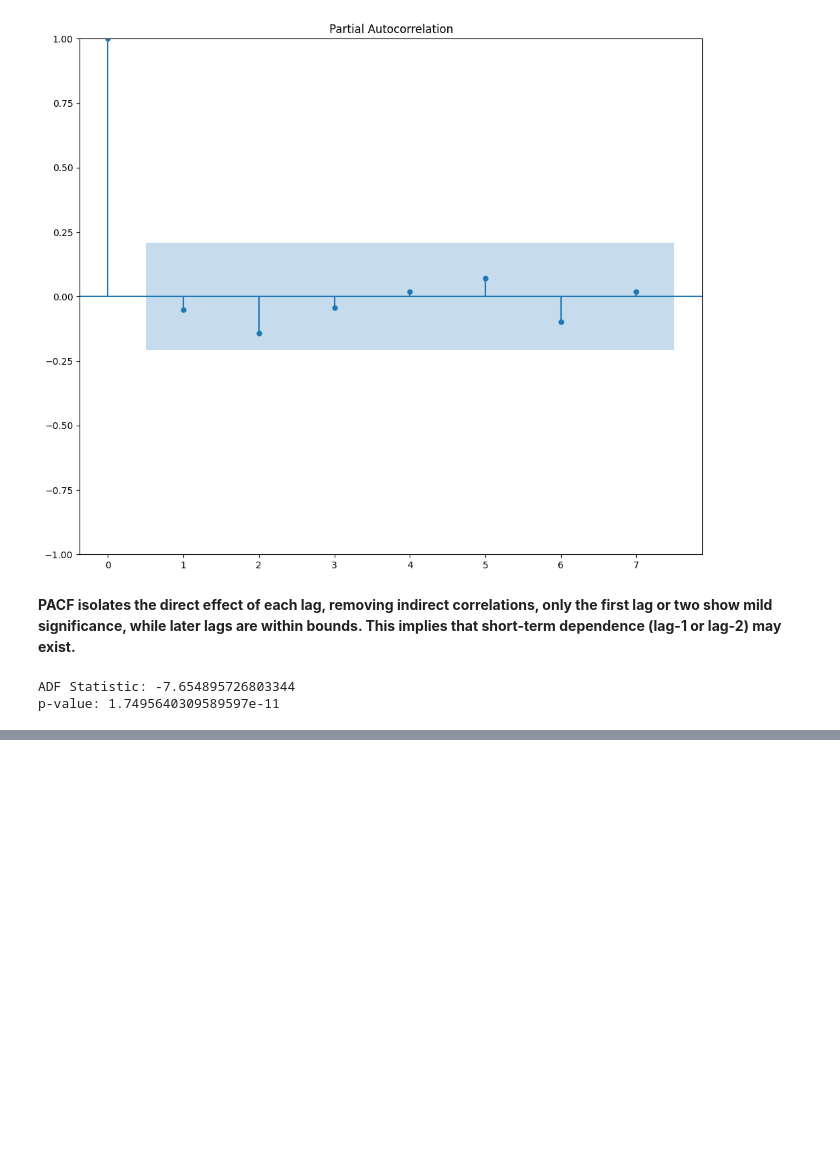
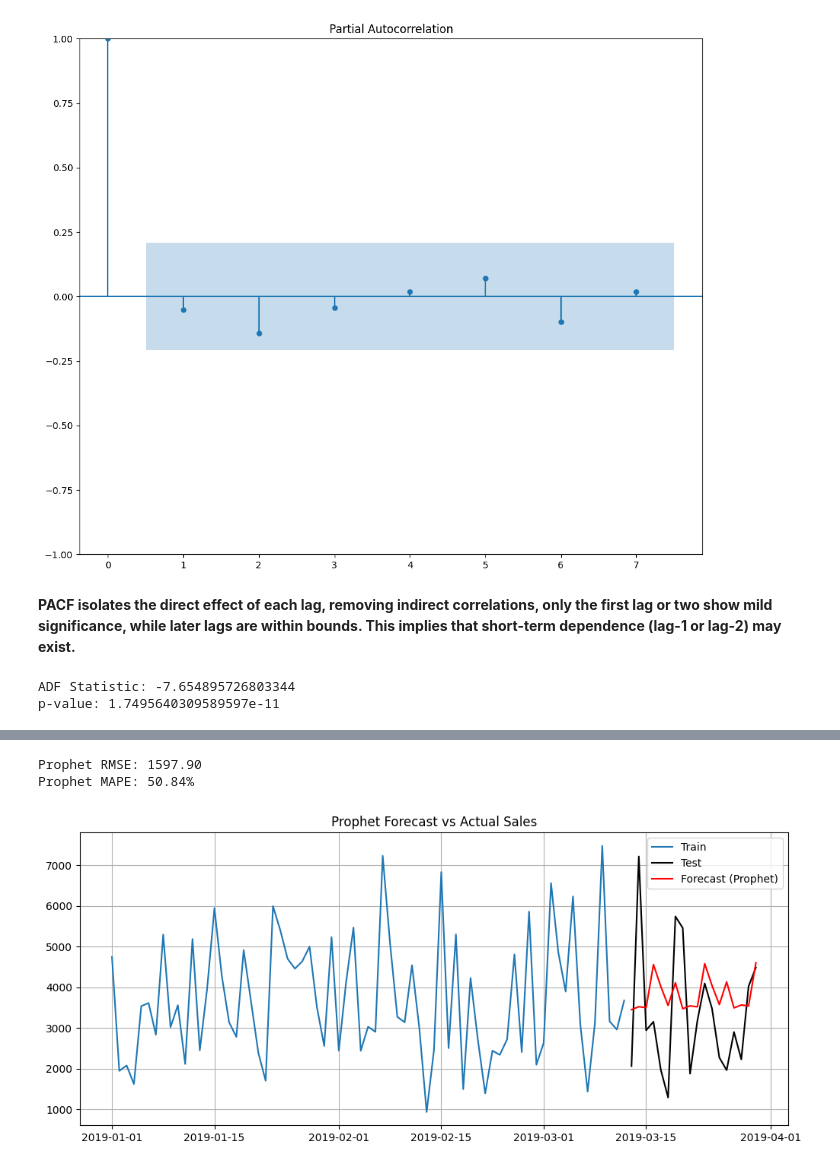
Before and after one commit to SmogJ/Supermarket-Sales-Forecaster, a Jupyter notebook: sales_forcast.ipynb, the cells around one changed output, grey strips where cells are left out. Saved outputs shown, nothing was run; the diff lists cells and outputs as text; code cells hidden in the pictures; blank space fills up the shorter version.

```diff
--- a/sales_forcast.ipynb
+++ b/sales_forcast.ipynb
@@ -568,0 +612,18 @@ p-value: 1.7495640309589597e-11
+# %%
+# Prepare Prophet data
+# Prophet requires a DataFrame with ds (date) and y (sales).
+prophet_df = df_daily.reset_index()[['datetime', 'sales']].rename(columns={'datetime': 'ds', 'sales': 'y'})
+
+# Train/test split
+train_size = int(len(prophet_df) * 0.8)
+train_df = prophet_df.iloc[:train_size]
+test_df = prophet_df.iloc[train_size:]
+# %%
+# Prophet with explicit seasonality
+model = Prophet(weekly_seasonality=True, daily_seasonality=True)
+model.add_seasonality(name='weekly', period=7, fourier_order=3) # captures weekly cycles
+model.fit(train_df)
+
+# Forecast next 30 days
+future = model.make_future_dataframe(len(test_df))
+forecast = model.predict(future)
@@ -568,0 +633,25 @@ p-value: 1.7495640309589597e-11
+# %%
+# Extract forecasted values for test period
+forecast_test = forecast.iloc[-len(test_df):]['yhat'].values
+# %%
+# Evaluation
+rmse = np.sqrt(mean_squared_error(test_df['y'], forecast_test))
+mape = mean_absolute_percentage_error(test_df['y'], forecast_test)
+
+print(f"Prophet RMSE: {rmse:.2f}")
+print(f"Prophet MAPE: {mape:.2%}")
+# %% [output]
+Prophet RMSE: 1597.90
+Prophet MAPE: 50.84%
+# %%
+# Plot forecast
+plt.figure(figsize=(12,5))
+plt.plot(train_df['ds'], train_df['y'], label='Train')
+plt.plot(test_df['ds'], test_df['y'], label='Test', color='black')
+plt.plot(test_df['ds'], forecast_test, label='Forecast (Prophet)', color='red')
+plt.legend()
+plt.title("Prophet Forecast vs Actual Sales")
+plt.grid(True)
+plt.show()
+# %% [output]
+[figure, added]
```
Also changed, not shown: parts of 26 cells of this notebook.
